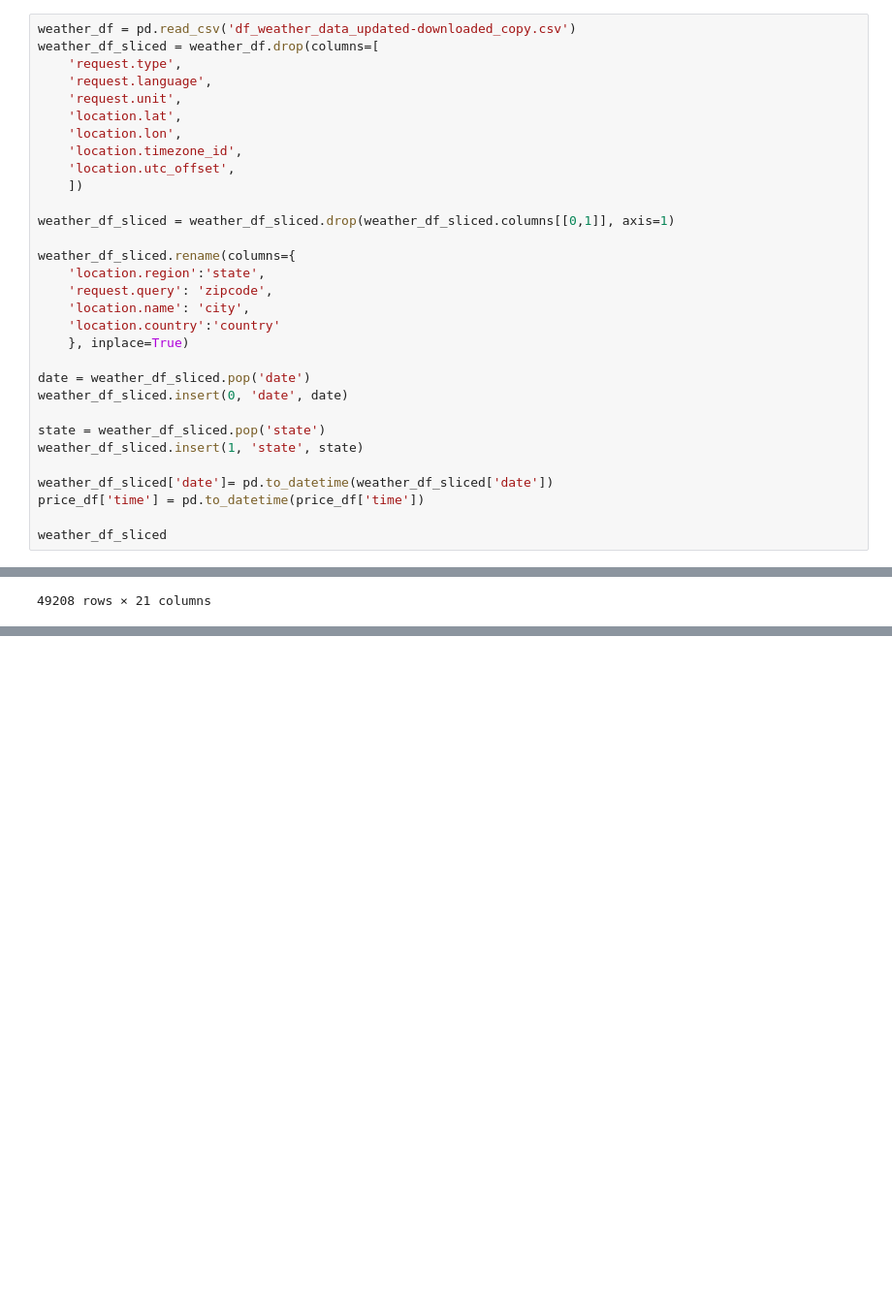
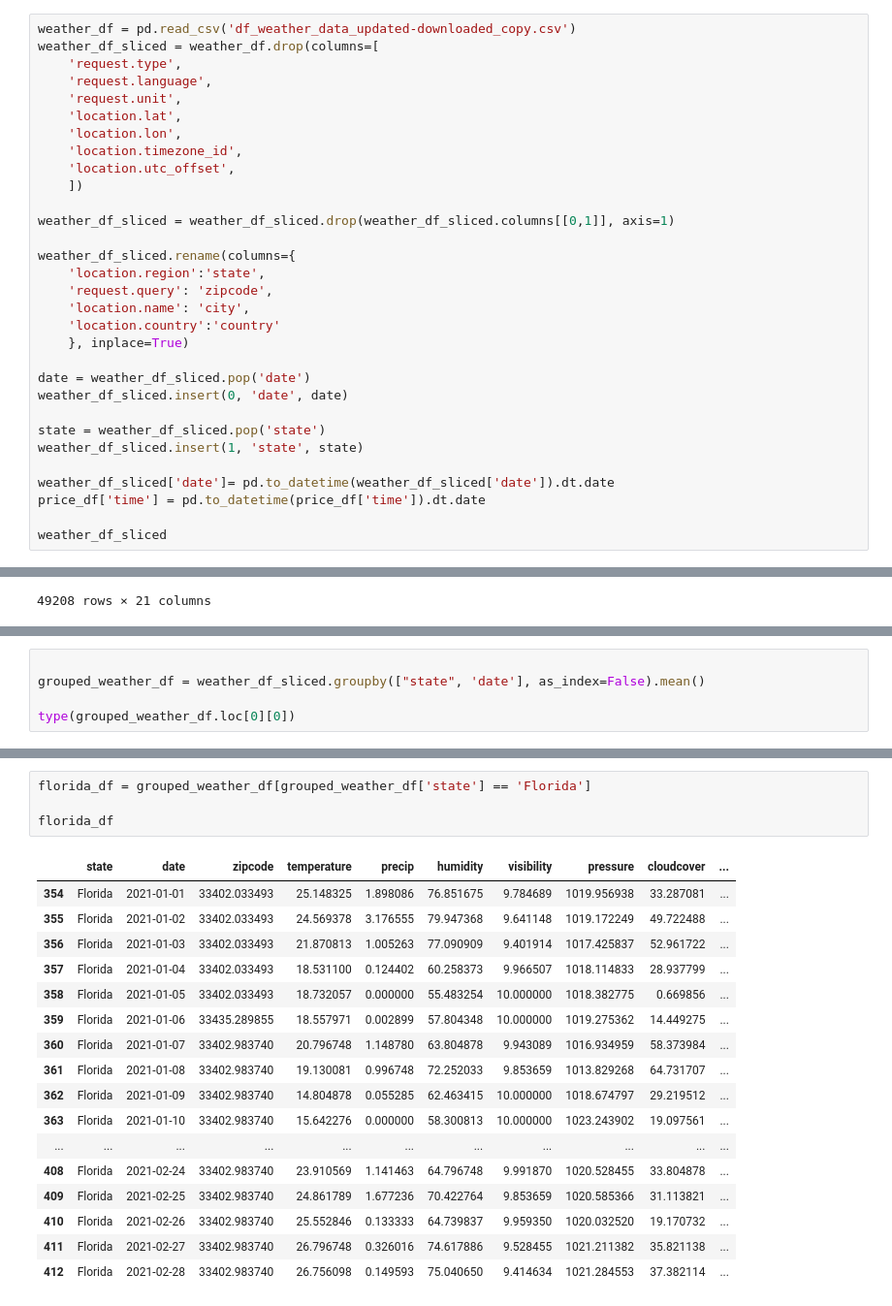
Before and after one commit to lindseyhardouin/Weather_Affects_using_Machine_Learning, a Jupyter notebook: price_weather_data_merge.ipynb, the cells around one changed output, grey strips where cells are left out. Shown at 97% size. Cells and saved outputs as stored; diff of their text form; blank space fills up the shorter version.

Commit message:
weather data prepared for single state analysis

```diff
--- a/price_weather_data_merge.ipynb
+++ b/price_weather_data_merge.ipynb
@@ -41,8 +41,8 @@ weather_df_sliced.insert(0, 'date', date)
 state = weather_df_sliced.pop('state')
 weather_df_sliced.insert(1, 'state', state)
 
-weather_df_sliced['date']= pd.to_datetime(weather_df_sliced['date'])
-price_df['time'] = pd.to_datetime(price_df['time'])
+weather_df_sliced['date']= pd.to_datetime(weather_df_sliced['date']).dt.date
+price_df['time'] = pd.to_datetime(price_df['time']).dt.date
 
 weather_df_sliced
 # %% [output]
@@ -72,0 +62,5 @@ SyntaxError: invalid syntax (<ipython-input-95-34b463f1c67e>, line 1)
+# %%
+
+grouped_weather_df = weather_df_sliced.groupby(["state", 'date'], as_index=False).mean()
+
+type(grouped_weather_df.loc[0][0])
@@ -72,0 +69,22 @@ SyntaxError: invalid syntax (<ipython-input-95-34b463f1c67e>, line 1)
+# %%
+florida_df = grouped_weather_df[grouped_weather_df['state'] == 'Florida']
+
+florida_df
+# %% [output]
+|  | state | date | zipcode | temperature | precip | humidity | visibility | pressure | cloudcover | ... |
+| 354 | Florida | 2021-01-01 | 33402.033493 | 25.148325 | 1.898086 | 76.851675 | 9.784689 | 1019.956938 | 33.287081 | ... |
+| 355 | Florida | 2021-01-02 | 33402.033493 | 24.569378 | 3.176555 | 79.947368 | 9.641148 | 1019.172249 | 49.722488 | ... |
+| 356 | Florida | 2021-01-03 | 33402.033493 | 21.870813 | 1.005263 | 77.090909 | 9.401914 | 1017.425837 | 52.961722 | ... |
+| 357 | Florida | 2021-01-04 | 33402.033493 | 18.531100 | 0.124402 | 60.258373 | 9.966507 | 1018.114833 | 28.937799 | ... |
+| 358 | Florida | 2021-01-05 | 33402.033493 | 18.732057 | 0.000000 | 55.483254 | 10.000000 | 1018.382775 | 0.669856 | ... |
+| 359 | Florida | 2021-01-06 | 33435.289855 | 18.557971 | 0.002899 | 57.804348 | 10.000000 | 1019.275362 | 14.449275 | ... |
+| 360 | Florida | 2021-01-07 | 33402.983740 | 20.796748 | 1.148780 | 63.804878 | 9.943089 | 1016.934959 | 58.373984 | ... |
+| 361 | Florida | 2021-01-08 | 33402.983740 | 19.130081 | 0.996748 | 72.252033 | 9.853659 | 1013.829268 | 64.731707 | ... |
+| 362 | Florida | 2021-01-09 | 33402.983740 | 14.804878 | 0.055285 | 62.463415 | 10.000000 | 1018.674797 | 29.219512 | ... |
+| 363 | Florida | 2021-01-10 | 33402.983740 | 15.642276 | 0.000000 | 58.300813 | 10.000000 | 1023.243902 | 19.097561 | ... |
+| ... | ... | ... | ... | ... | ... | ... | ... | ... | ... | ... |
+| 408 | Florida | 2021-02-24 | 33402.983740 | 23.910569 | 1.141463 | 64.796748 | 9.991870 | 1020.528455 | 33.804878 | ... |
+| 409 | Florida | 2021-02-25 | 33402.983740 | 24.861789 | 1.677236 | 70.422764 | 9.853659 | 1020.585366 | 31.113821 | ... |
+| 410 | Florida | 2021-02-26 | 33402.983740 | 25.552846 | 0.133333 | 64.739837 | 9.959350 | 1020.032520 | 19.170732 | ... |
+| 411 | Florida | 2021-02-27 | 33402.983740 | 26.796748 | 0.326016 | 74.617886 | 9.528455 | 1021.211382 | 35.821138 | ... |
+| 412 | Florida | 2021-02-28 | 33402.983740 | 26.756098 | 0.149593 | 75.040650 | 9.414634 | 1021.284553 | 37.382114 | ... |
```
Also changed, not shown: parts of 4 cells of this notebook.
